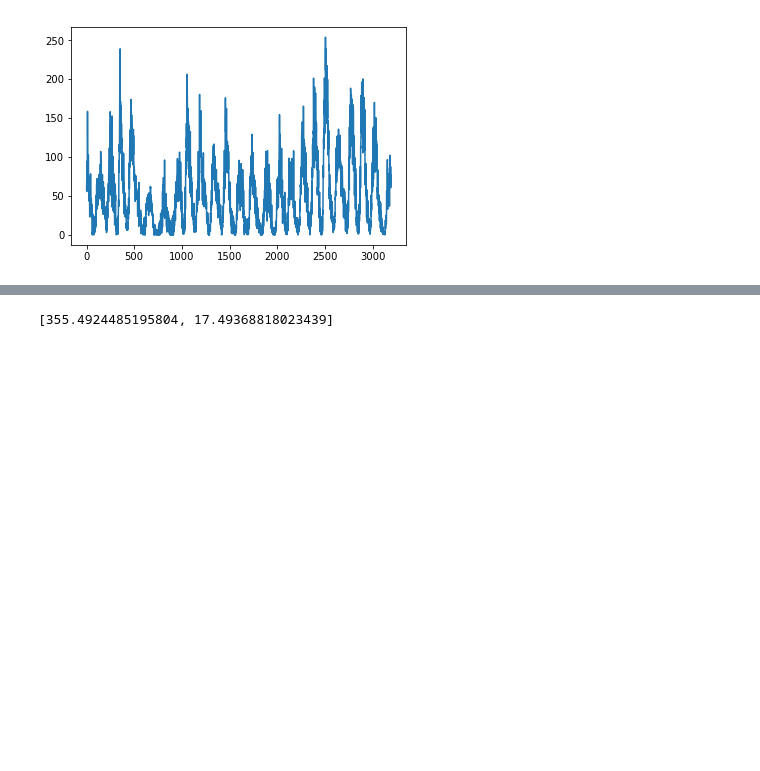
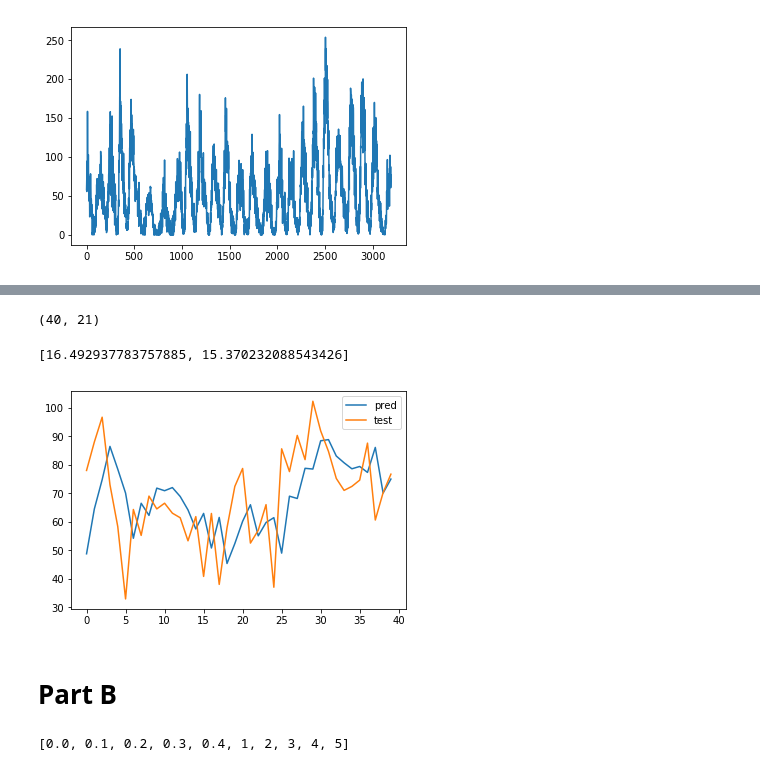
Before and after one commit to danielrsfreitas/Aprendizado-de-Maquina, a Jupyter notebook: efc1/EFC1.ipynb, the cells around one changed output, grey strips where cells are left out. Cells and saved outputs as stored; diff of their text form; code cells hidden in the pictures; blank space fills up the shorter version.

```diff
--- a/efc1/EFC1.ipynb
+++ b/efc1/EFC1.ipynb
@@ -36,15 +38,13 @@ ss_test = ss[TRAIN_SIZE:]
 assert ss_test.shape[0] == TEST_SIZE, "Something went wrong with train/test split!"
 # %%
 Phi = np.array([])
-
-# Phi
-for i in range(len(ss_train) - K):
+for i in range(len(ss_train) - K + 1):
     Phi = np.append(Phi, 1)
     for j in range(K - 2, -1, -1):
         Phi = np.append(Phi, ss_train[i + j])
 # %%
-y_train = ss_train[K:]
-y_test = ss_test # This is a very good question. Will we use training data to predict test data ? Data leakage
+y_train = ss_train[K-1:]
+y_test = ss_test[K-1:] # This is a very good question. Will we use training data to predict test data ? Data leakage
 Phi = Phi.reshape(int(Phi.shape[0] / K), K)
 
 assert y_train.shape[0] == Phi.shape[0], "Matrix lenght does not match for multiplication!"
@@ -59,4 +65,4 @@ np.dot(Phi, Phi.transpose()).shape
 # %%
-pred = np.dot(np.dot(linalg.inv(np.dot(Phi.transpose(),Phi)), Phi.transpose()), y)
-pred
+lin_reg = np.dot(np.dot(linalg.inv(np.dot(Phi.transpose(),Phi)), Phi.transpose()), y_train)
+lin_reg
 # %% [output]
@@ -89,16 +98,20 @@ math.sqrt(np.mean(np.power(np.dot(Phi_tot,pred.T) - ss[K:], 2)))
 # %%
 Phi_tst = np.array([])
 
-for i in range(len(ss_test) - K):
+for i in range(len(ss_test) - K + 1 ):
     Phi_tst = np.append(Phi_tst, 1)
     for j in range(K - 2, -1, -1):
         Phi_tst = np.append(Phi_tst, ss_test[i + j])
 Phi_tst = Phi_tst.reshape(int(Phi_tst.shape[0] / K), K)
+# %%
+Phi_tst.shape
+# %% [output]
+(40, 21)
 # %%
 rmse = []
-rmse.append(math.sqrt(np.mean(np.power(np.dot(Phi_tst,pred.T) - ss_test[K:], 2))))
-rmse.append(math.sqrt(np.mean(np.power(np.dot(Phi,pred.T) - ss_train[K:], 2))))
+rmse.append(math.sqrt(np.mean(np.power(np.dot(Phi_tst,lin_reg.T) - y_test, 2))))
+rmse.append(math.sqrt(np.mean(np.power(np.dot(Phi,lin_reg.T) - y_train, 2))))
 
 rmse
 # %% [output]
-[355.4924485195804, 17.49368818023439]
+[16.492937783757885, 15.370232088543426]
@@ -104,0 +120,19 @@ rmse
+# %%
+y_pred = np.dot(Phi_tst,lin_reg.T)
+plt.plot(y_pred,label='pred')
+plt.plot(y_test,label='test')
+plt.legend()
+plt.show()
+# %% [output]
+[figure, added]
+# %% [markdown]
+# Part B
+# %%
+# Hyperparameters
+k = 5 # k-fold cross validation
+Q = 21 # K + 1. Initial number of variables for Wrapper
+lambdda = [i/10 for i in range(5) ] # Will choose lambdda instead of lambda for obvious reason
+lambdda += ([i for i in range(1,6)])
+lambdda
+# %% [output]
+[0.0, 0.1, 0.2, 0.3, 0.4, 1, 2, 3, 4, 5]
```
Also changed, not shown: parts of 10 cells of this notebook.
